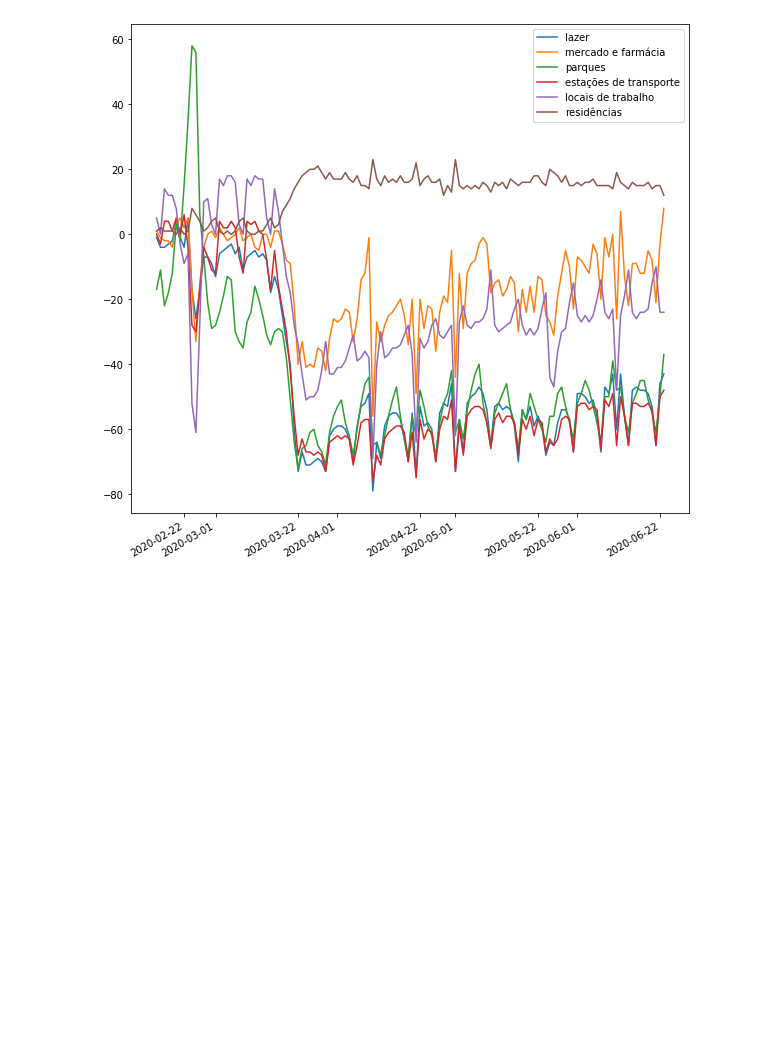
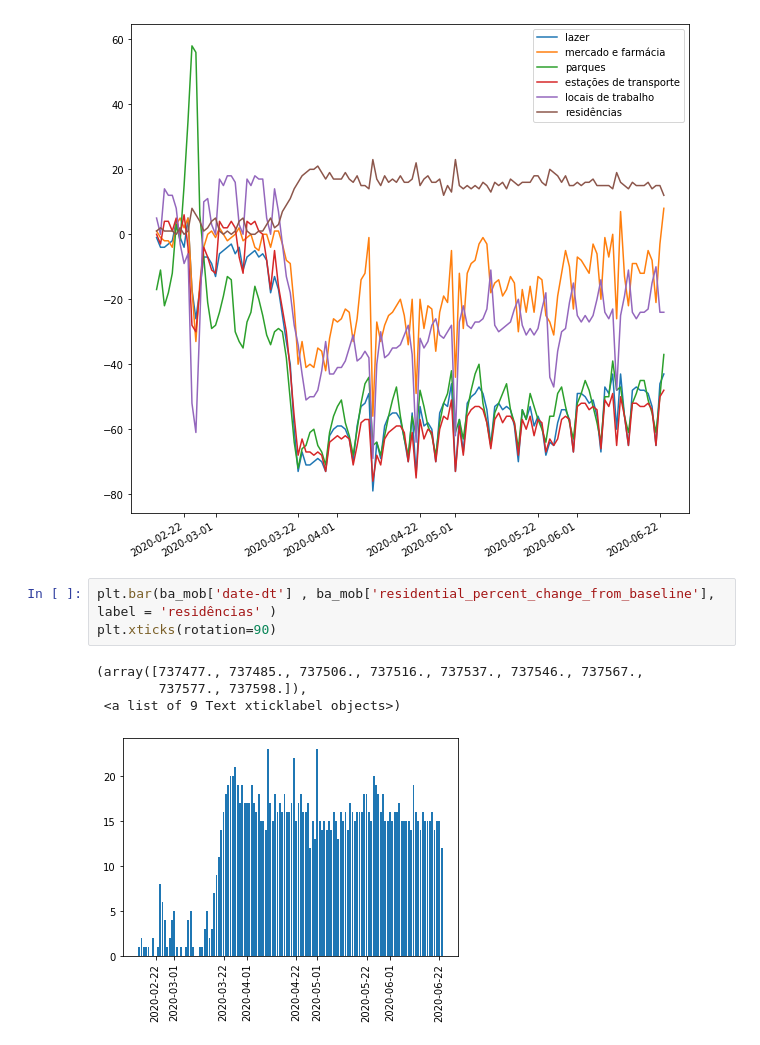
Before and after one commit to 255ribeiro/graficos_covid, a Jupyter notebook: mobilidade.ipynb, the cells around one changed output. Saved outputs shown, nothing was run; the diff lists cells and outputs as text; blank space fills up the shorter version.

Commit message:
testes imagens google mobilidade

```diff
--- a/mobilidade.ipynb
+++ b/mobilidade.ipynb
@@ -139,3 +139,11 @@ plt.savefig(fname = 'google_mob_teste.png', format ='png')
 plt.show(1)
 # %% [output]
 [figure]
+# %%
+plt.bar(ba_mob['date-dt'] , ba_mob['residential_percent_change_from_baseline'], label = 'residências' )
+plt.xticks(rotation=90)
+# %% [output]
+(array([737477., 737485., 737506., 737516., 737537., 737546., 737567.,
+        737577., 737598.]),
+ <a list of 9 Text xticklabel objects>)
+[figure, added]
```
